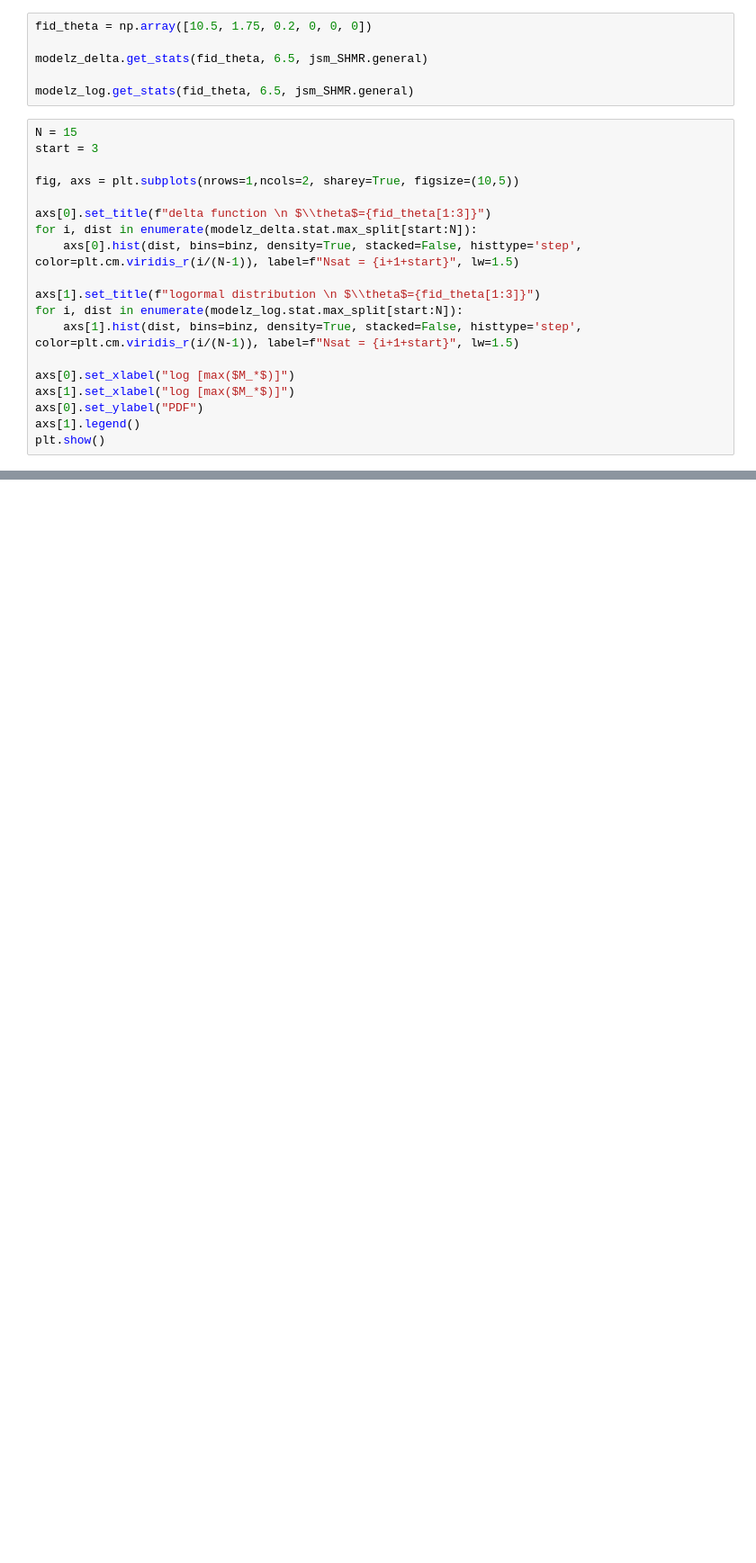
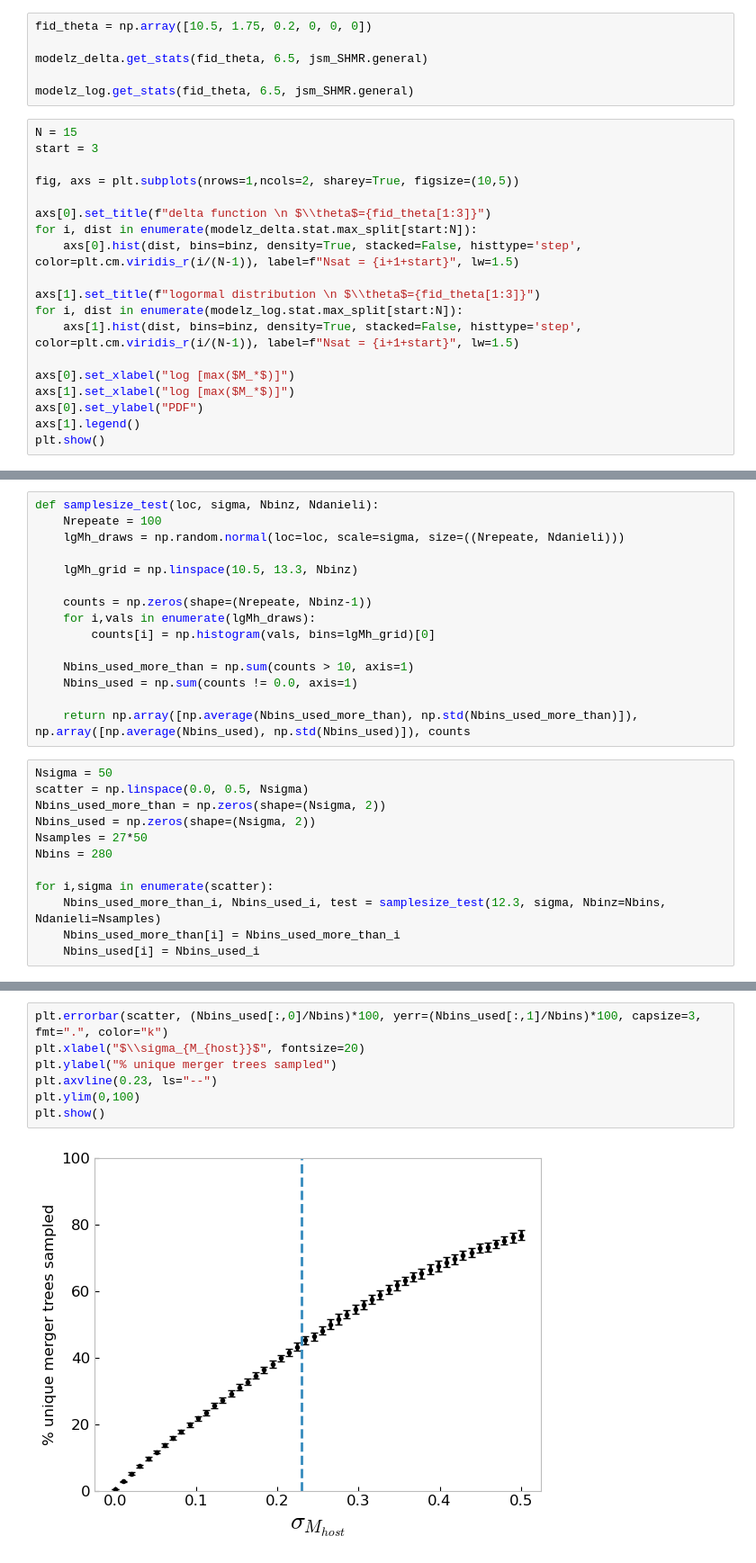
Before and after one commit to jsmonzon/SatGen, a Jupyter notebook: notebooks/paper/stats_plot.ipynb, the cells around one changed output, grey strips where cells are left out. Shown: that part at 90% size. Drawn from its saved outputs; the diff is of its cells as text; blank space fills up the shorter version.

```diff
--- a/notebooks/paper/stats_plot.ipynb
+++ b/notebooks/paper/stats_plot.ipynb
@@ -126,0 +138,27 @@ plt.show()
+# %%
+def samplesize_test(loc, sigma, Nbinz, Ndanieli):
+    Nrepeate = 100
+    lgMh_draws = np.random.normal(loc=loc, scale=sigma, size=((Nrepeate, Ndanieli)))
+
+    lgMh_grid = np.linspace(10.5, 13.3, Nbinz)
+
+    counts = np.zeros(shape=(Nrepeate, Nbinz-1))
+    for i,vals in enumerate(lgMh_draws):
+        counts[i] = np.histogram(vals, bins=lgMh_grid)[0]
+
+    Nbins_used_more_than = np.sum(counts > 10, axis=1)
+    Nbins_used = np.sum(counts != 0.0, axis=1)
+
+    return np.array([np.average(Nbins_used_more_than), np.std(Nbins_used_more_than)]), np.array([np.average(Nbins_used), np.std(Nbins_used)]), counts
+# %%
+Nsigma = 50
+scatter = np.linspace(0.0, 0.5, Nsigma)
+Nbins_used_more_than = np.zeros(shape=(Nsigma, 2))
+Nbins_used = np.zeros(shape=(Nsigma, 2))
+Nsamples = 27*50
+Nbins = 280
+
+for i,sigma in enumerate(scatter):
+    Nbins_used_more_than_i, Nbins_used_i, test = samplesize_test(12.3, sigma, Nbinz=Nbins, Ndanieli=Nsamples)
+    Nbins_used_more_than[i] = Nbins_used_more_than_i
+    Nbins_used[i] = Nbins_used_i
@@ -126,0 +169,9 @@ plt.show()
+# %%
+plt.errorbar(scatter, (Nbins_used[:,0]/Nbins)*100, yerr=(Nbins_used[:,1]/Nbins)*100, capsize=3, fmt=".", color="k")
+plt.xlabel("$\\sigma_{M_{host}}$", fontsize=20)
+plt.ylabel("% unique merger trees sampled")
+plt.axvline(0.23, ls="--")
+plt.ylim(0,100)
+plt.show()
+# %% [output]
+[figure, added]
```
Also changed, not shown: parts of 10 cells of this notebook, 7 other files.
